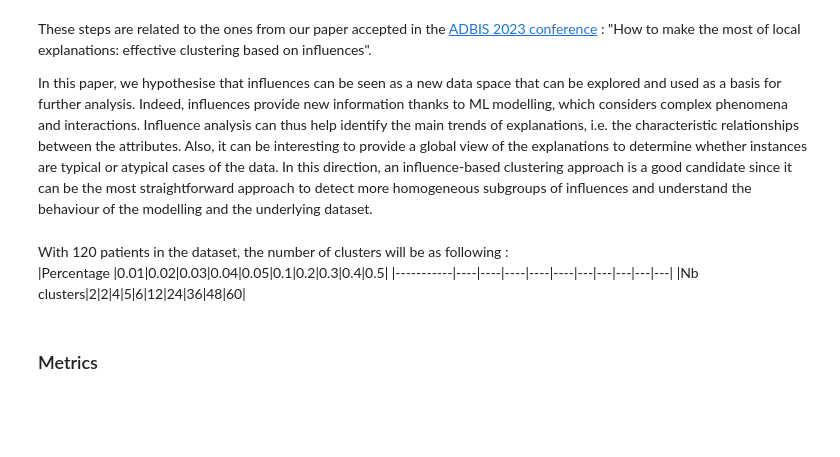
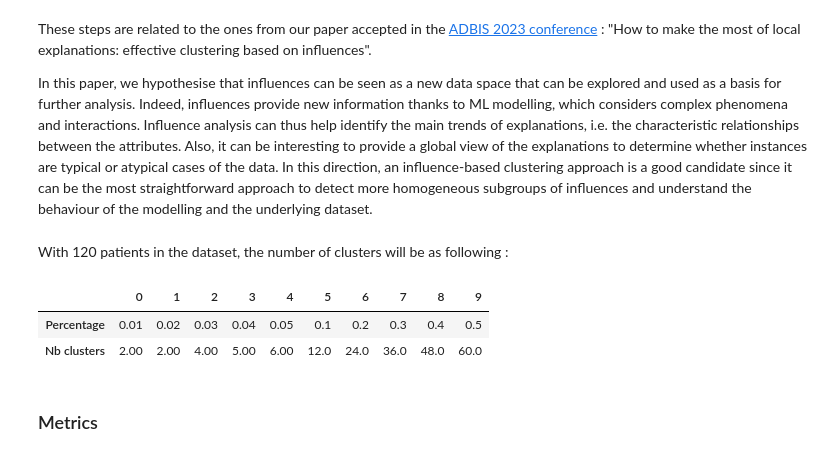
Before and after one commit to kaduceo/XAI-based-instance-selection, a Jupyter notebook: medical_example_aiub.ipynb, the cells around one changed output. Saved outputs shown, nothing was run; the diff lists cells and outputs as text; code cells hidden in the pictures; blank space fills up the shorter version.

```diff
--- a/medical_example_aiub.ipynb
+++ b/medical_example_aiub.ipynb
@@ -116,9 +116,13 @@ In this direction, an influence-based clustering approach is a good candidate si
 list_percentages = [0.01, 0.02, 0.03, 0.04, 0.05, 0.1, 0.2, 0.3, 0.4, 0.5]
 # %% [markdown]
 With 120 patients in the dataset, the number of clusters will be as following :
-|Percentage |0.01|0.02|0.03|0.04|0.05|0.1|0.2|0.3|0.4|0.5|
-|-----------|----|----|----|----|----|---|---|---|---|---|
-|Nb clusters|2|2|4|5|6|12|24|36|48|60|
+# %%
+pd.DataFrame.from_dict({"Percentage":list_percentages,
+ "Nb clusters":[2,2,4,5,6,12,24,36,48,60]}).T
+# %% [output]
+|  | 0 | 1 | 2 | 3 | 4 | 5 | 6 | 7 | 8 | 9 |
+| Percentage | 0.01 | 0.02 | 0.03 | 0.04 | 0.05 | 0.1 | 0.2 | 0.3 | 0.4 | 0.5 |
+| Nb clusters | 2.00 | 2.00 | 4.00 | 5.00 | 6.00 | 12.0 | 24.0 | 36.0 | 48.0 | 60.0 |
 # %%
 raw_clusters = clustering_methods.cluster_multiple_percentage(X, list_percentages)
 treeshap_clusters = clustering_methods.cluster_multiple_percentage(treeshap_influences, list_percentages)
```
